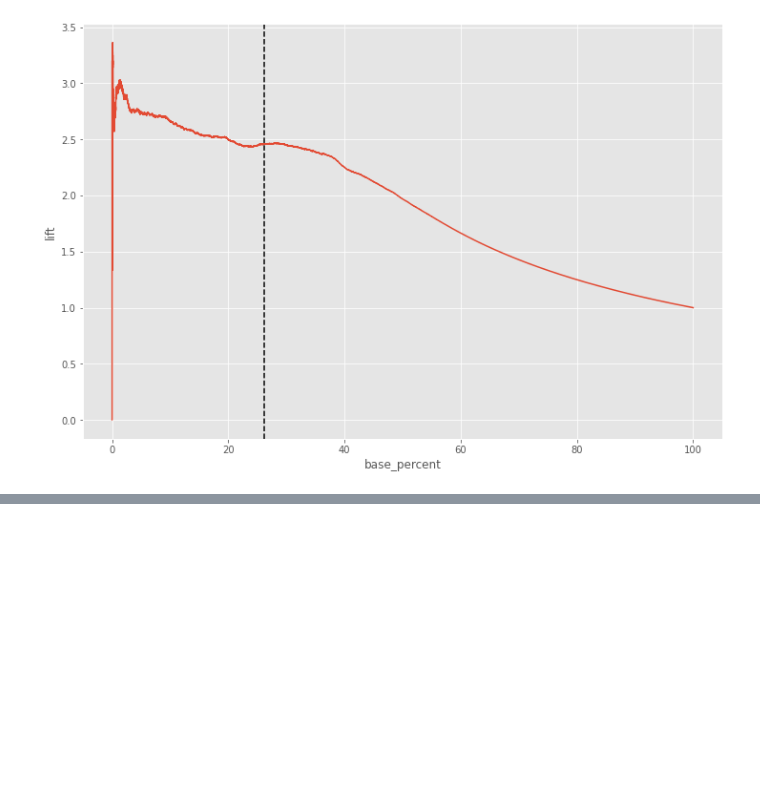
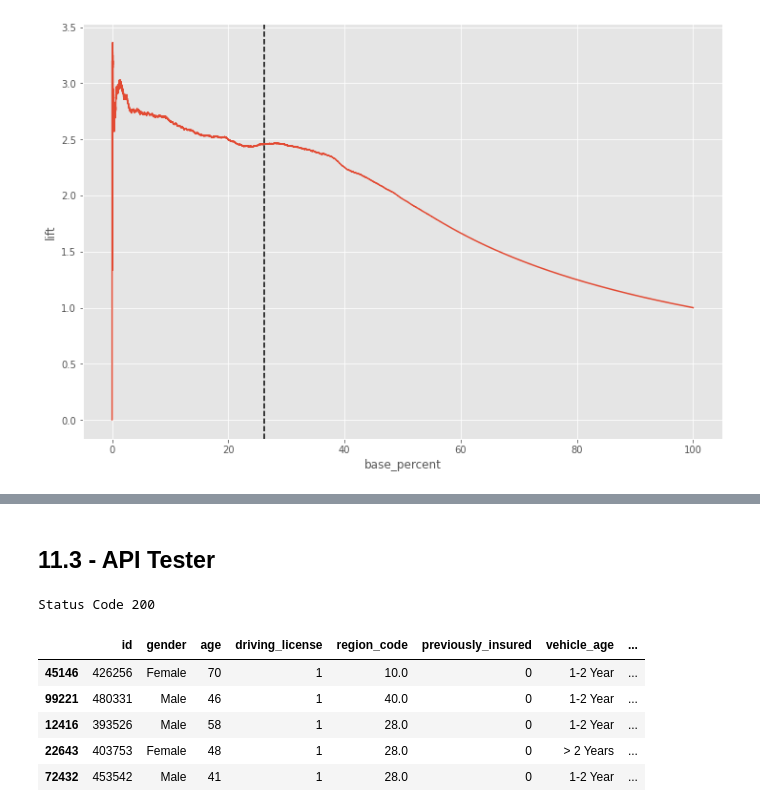
Before and after one commit to jhonatanmarques92/health_insurance_cross_sell, a Jupyter notebook: notebook/health_insurance_cross_sell.ipynb, the cells around one changed output, grey strips where cells are left out. Drawn from its saved outputs; the diff is of its cells as text; code cells hidden in the pictures; blank space fills up the shorter version.

```diff
--- a/notebook/health_insurance_cross_sell.ipynb
+++ b/notebook/health_insurance_cross_sell.ipynb
@@ -1217,0 +1317,2 @@ plt.axvline(26.239144,linestyle='--', color='black');
+# %% [markdown]
+## 11.3 - API Tester
@@ -1217,0 +1322,23 @@ plt.axvline(26.239144,linestyle='--', color='black');
+# %%
+df_test = pd.read_csv('../src/data/test.csv')
+# %%
+data = json.dumps(df_test.to_dict(orient='records'))
+# %%
+# API call
+url = 'http://0.0.0.0:5000/healthinsurance/predict'
+header = {'Content-type': 'application/json'}
+
+r = requests.post(url, data=data, headers=header)
+print( 'Status Code {}'.format(r.status_code))
+# %% [output]
+Status Code 200
+# %%
+d1 = pd.DataFrame(r.json(), columns=r.json()[0].keys())
+d1.sort_values('score', ascending=False ).head()
+# %% [output]
+|  | id | gender | age | driving_license | region_code | previously_insured | vehicle_age | ... |
+| 45146 | 426256 | Female | 70 | 1 | 10.0 | 0 | 1-2 Year | ... |
+| 99221 | 480331 | Male | 46 | 1 | 40.0 | 0 | 1-2 Year | ... |
+| 12416 | 393526 | Male | 58 | 1 | 28.0 | 0 | 1-2 Year | ... |
+| 22643 | 403753 | Female | 48 | 1 | 28.0 | 0 | > 2 Years | ... |
+| 72432 | 453542 | Male | 41 | 1 | 28.0 | 0 | 1-2 Year | ... |
```
Also changed, not shown: parts of 6 cells of this notebook, 2 other files.
